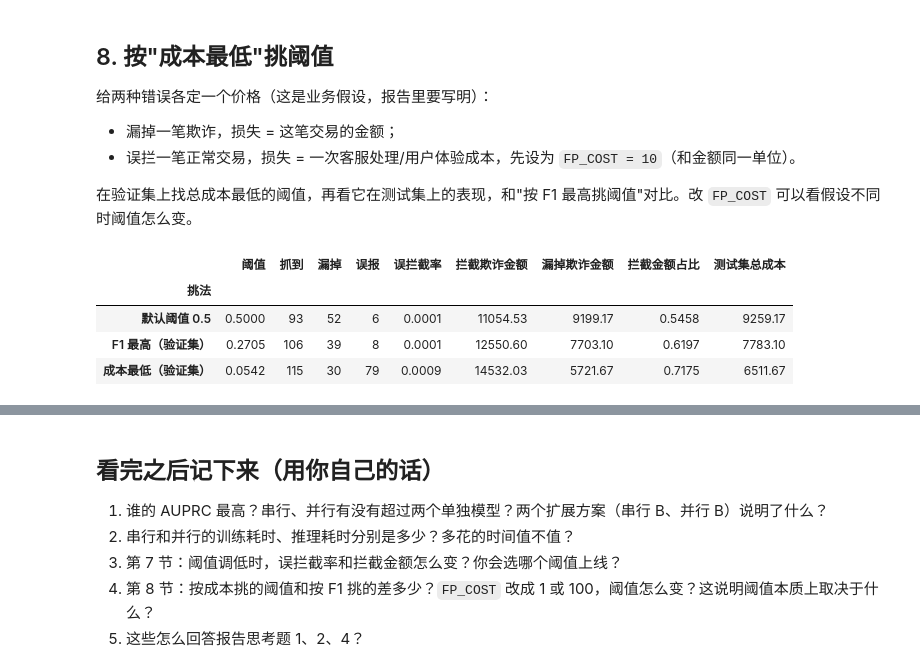
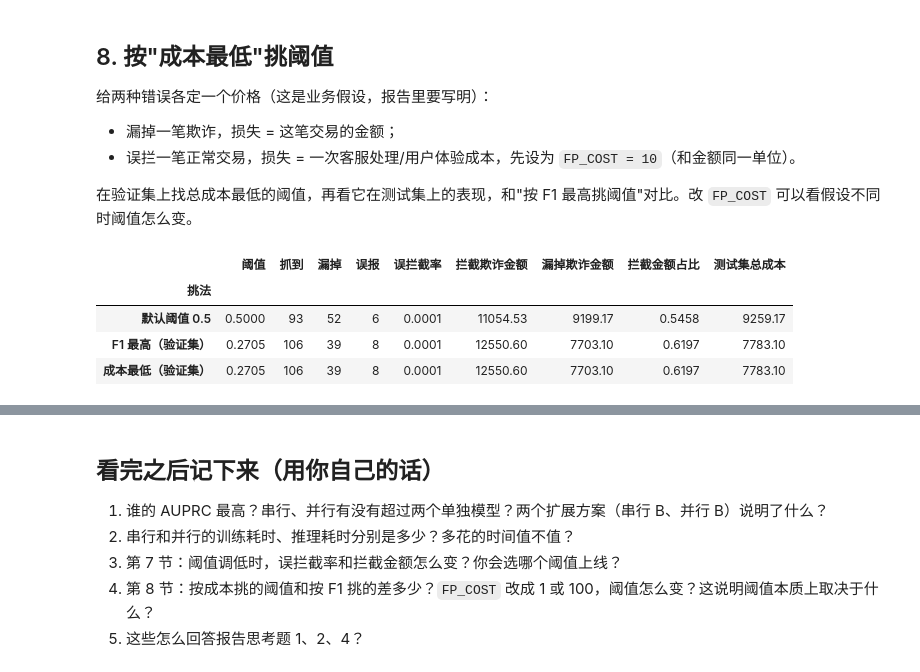
Before and after one commit to Heptazero/ml-course-labs, a Jupyter notebook: data-mining/credit-card-fraud-detection/05_fusion.ipynb, the cells around one changed output, grey strips where cells are left out. Saved outputs shown, nothing was run; the diff lists cells and outputs as text; code cells hidden in the pictures.

```diff
--- a/data-mining/credit-card-fraud-detection/05_fusion.ipynb
+++ b/data-mining/credit-card-fraud-detection/05_fusion.ipynb
@@ -331,22 +331,24 @@ pd.DataFrame([business_row(test_prob[best_name], y_test, test_amount, t)
 # %%
 FP_COST = 10
 
 def total_cost(p, y, amount, t):
     pred = p >= t
     return amount[(~pred) & (y == 1)].sum() + FP_COST * ((pred) & (y == 0)).sum()
 
-grid = np.unique(np.quantile(val_prob[best_name], np.linspace(0.5, 1, 400)))
+# 候选阈值取验证集里出现过的每一个分数，再加上"一笔都不拦"（inf）。
+# 不能用分位数网格：欺诈只占最高的 0.17%，网格在高分区会跳过最优点。
+grid = np.concatenate([np.unique(val_prob[best_name]), [np.inf]])
 cost_t = min(grid, key=lambda t: total_cost(val_prob[best_name], y_val, val_amount, t))
 
 compare = []
 for label, t in [('默认阈值 0.5', 0.5), ('F1 最高（验证集）', thresholds[best_name]), ('成本最低（验证集）', cost_t)]:
     row = business_row(test_prob[best_name], y_test, test_amount, t)
     row['测试集总成本'] = total_cost(test_prob[best_name], y_test, test_amount, t)
     compare.append({'挑法': label, **row})
 pd.DataFrame(compare).set_index('挑法').round(4)
 # %% [output]
 |  | 阈值 | 抓到 | 漏掉 | 误报 | 误拦截率 | 拦截欺诈金额 | 漏掉欺诈金额 | 拦截金额占比 | 测试集总成本 |
 | 挑法 |  |  |  |  |  |  |  |  |  |
 | 默认阈值 0.5 | 0.5000 | 93 | 52 | 6 | 0.0001 | 11054.53 | 9199.17 | 0.5458 | 9259.17 |
 | F1 最高（验证集） | 0.2705 | 106 | 39 | 8 | 0.0001 | 12550.60 | 7703.10 | 0.6197 | 7783.10 |
-| 成本最低（验证集） | 0.0542 | 115 | 30 | 79 | 0.0009 | 14532.03 | 5721.67 | 0.7175 | 6511.67 |
+| 成本最低（验证集） | 0.2705 | 106 | 39 | 8 | 0.0001 | 12550.60 | 7703.10 | 0.6197 | 7783.10 |
```
Also changed, not shown: parts of 6 cells of this notebook, 1 other file.
